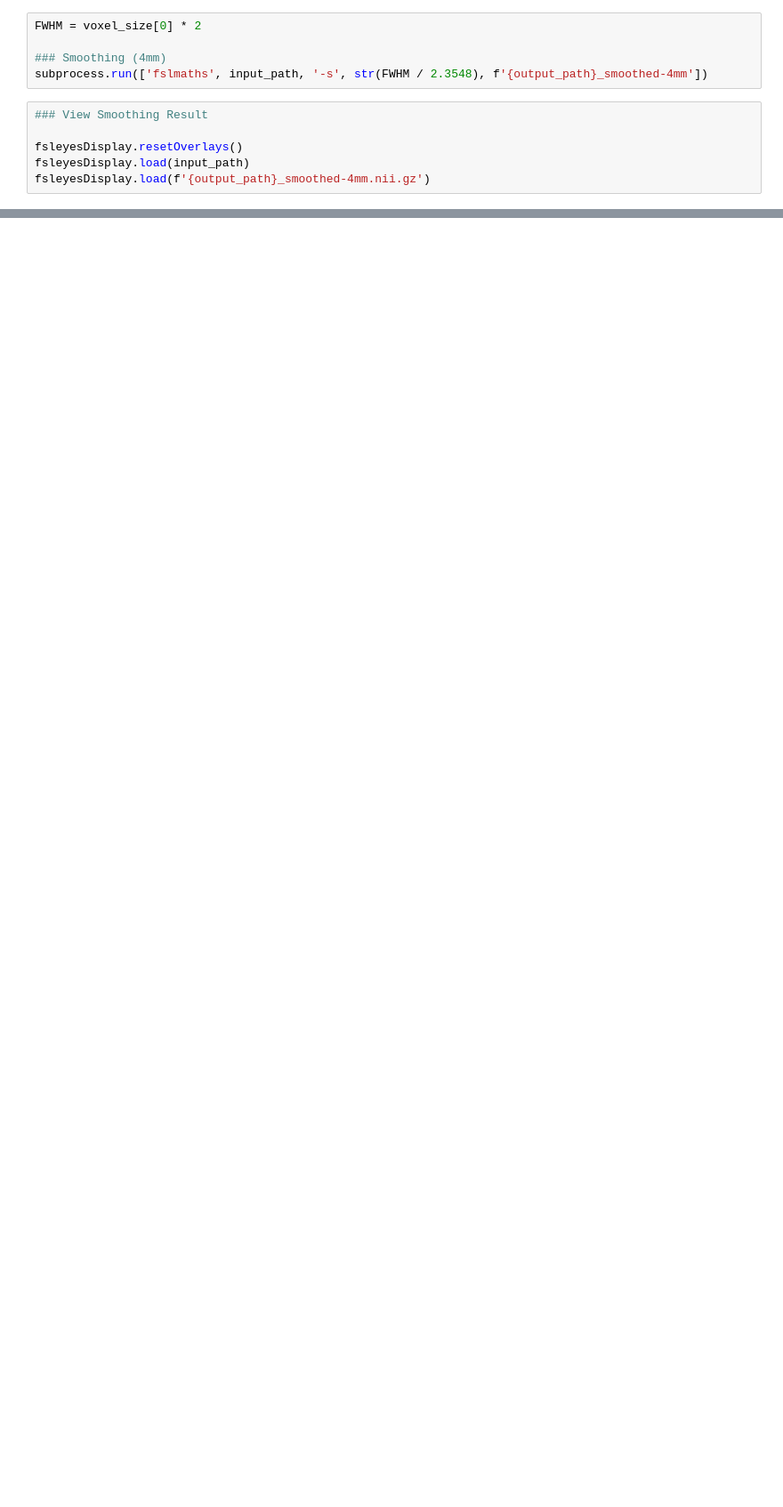
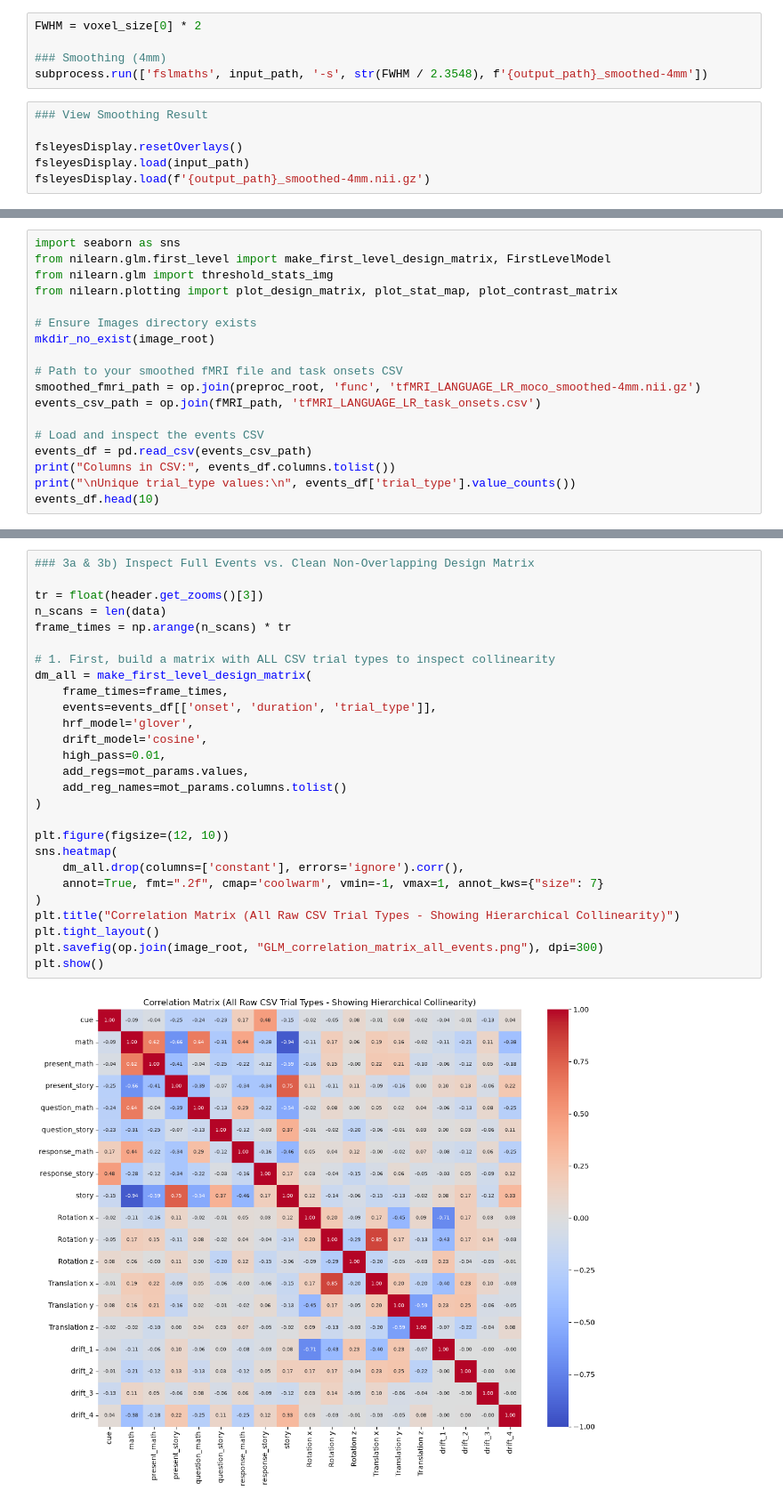
Before and after one commit to Nnouel/NSSP_Projects, a Jupyter notebook: G_code/01_Preprocessing.ipynb, the cells around one changed output, grey strips where cells are left out. Shown at 89% size. Saved outputs shown, nothing was run; the diff lists cells and outputs as text; blank space fills up the shorter version.

```diff
--- a/G_code/01_Preprocessing.ipynb
+++ b/G_code/01_Preprocessing.ipynb
@@ -401,0 +399,18 @@ FileNotFoundError: [Errno 2] No such file or directory: '.../.gitignore'
+# %%
+import seaborn as sns
+from nilearn.glm.first_level import make_first_level_design_matrix, FirstLevelModel
+from nilearn.glm import threshold_stats_img
+from nilearn.plotting import plot_design_matrix, plot_stat_map, plot_contrast_matrix
+
+# Ensure Images directory exists
+mkdir_no_exist(image_root)
+
+# Path to your smoothed fMRI file and task onsets CSV
+smoothed_fmri_path = op.join(preproc_root, 'func', 'tfMRI_LANGUAGE_LR_moco_smoothed-4mm.nii.gz')
+events_csv_path = op.join(fMRI_path, 'tfMRI_LANGUAGE_LR_task_onsets.csv')
+
+# Load and inspect the events CSV
+events_df = pd.read_csv(events_csv_path)
+print("Columns in CSV:", events_df.columns.tolist())
+print("\nUnique trial_type values:\n", events_df['trial_type'].value_counts())
+events_df.head(10)
@@ -401,0 +443,29 @@ FileNotFoundError: [Errno 2] No such file or directory: '.../.gitignore'
+# %%
+### 3a & 3b) Inspect Full Events vs. Clean Non-Overlapping Design Matrix
+
+tr = float(header.get_zooms()[3])
+n_scans = len(data)
+frame_times = np.arange(n_scans) * tr
+
+# 1. First, build a matrix with ALL CSV trial types to inspect collinearity
+dm_all = make_first_level_design_matrix(
+    frame_times=frame_times,
+    events=events_df[['onset', 'duration', 'trial_type']],
+    hrf_model='glover',
+    drift_model='cosine',
+    high_pass=0.01,
+    add_regs=mot_params.values,
+    add_reg_names=mot_params.columns.tolist()
+)
+
+plt.figure(figsize=(12, 10))
+sns.heatmap(
+    dm_all.drop(columns=['constant'], errors='ignore').corr(),
+    annot=True, fmt=".2f", cmap='coolwarm', vmin=-1, vmax=1, annot_kws={"size": 7}
+)
+plt.title("Correlation Matrix (All Raw CSV Trial Types - Showing Hierarchical Collinearity)")
+plt.tight_layout()
+plt.savefig(op.join(image_root, "GLM_correlation_matrix_all_events.png"), dpi=300)
+plt.show()
+# %% [output]
+[figure, added]
```
Also changed, not shown: parts of 13 cells of this notebook, 10 other files.
